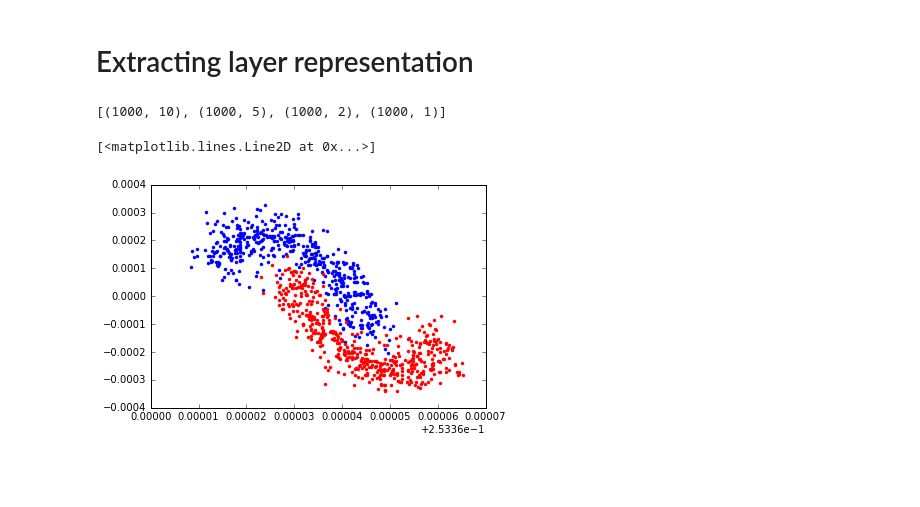
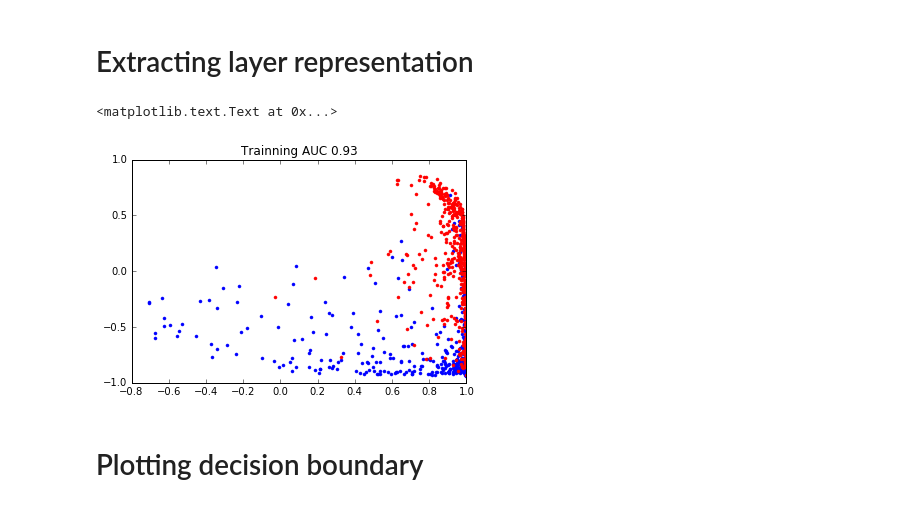
Before and after one commit to alvarouc/mlp, a Jupyter notebook: examples/moon_sklearn.ipynb, the cells around one changed output. Saved outputs shown, nothing was run; the diff lists cells and outputs as text; code cells hidden in the pictures; blank space fills up the shorter version.

```diff
--- a/examples/moon_sklearn.ipynb
+++ b/examples/moon_sklearn.ipynb
@@ -45,15 +41,14 @@ print(scores)
 # %% [markdown]
 # Extracting layer representation
 # %%
-clf = MLP(n_hidden=10, n_deep=3, l2_norm=1, drop=0.1, verbose=0, early_stop=False)
+clf = MLP(n_hidden=10, n_deep=3, l2_norm=0.0, l1_norm=0.0, drop=0.1, verbose=0, early_stop=False)
 clf.fit(data, label)
 layers = clf.feed_forward(data)
+plt.plot(layers[2][label==0,0], layers[2][label==0,1],'.')
+plt.plot(layers[2][label==1,0], layers[2][label==1,1],'r.')
+plt.title('Trainning AUC {:.2f}'.format(clf.auc(data,label)))
+# %% [output]
+<matplotlib.text.Text at 0x...>
+[figure, added]
-# %%
-print([layer.shape for layer in layers])
-
-plt.plot(layers[2][label==0,0], layers[2][label==0,1],'.')
-plt.plot(layers[2][label==1,0], layers[2][label==1,1],'r.')
-# %% [output]
-[(1000, 10), (1000, 5), (1000, 2), (1000, 1)]
-[<matplotlib.lines.Line2D at 0x...>]
-[figure, removed]
+# %% [markdown]
+# Plotting decision boundary
```
Also changed, not shown: parts of 15 cells of this notebook, 1 other file.
